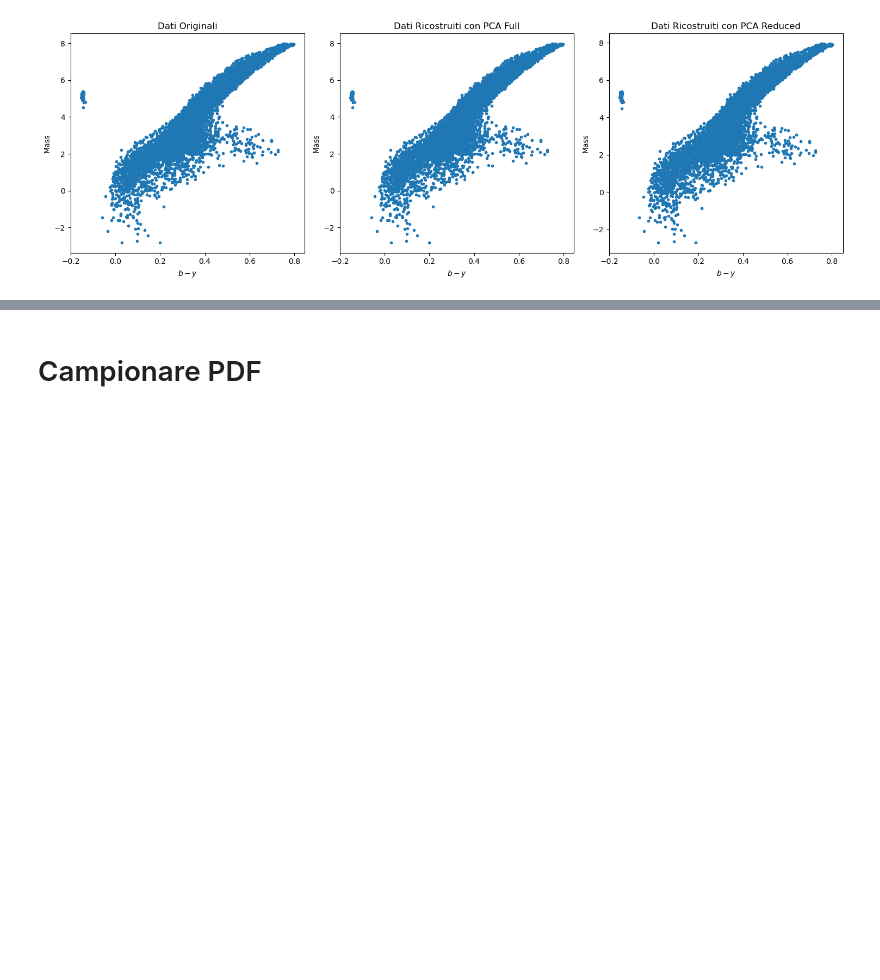
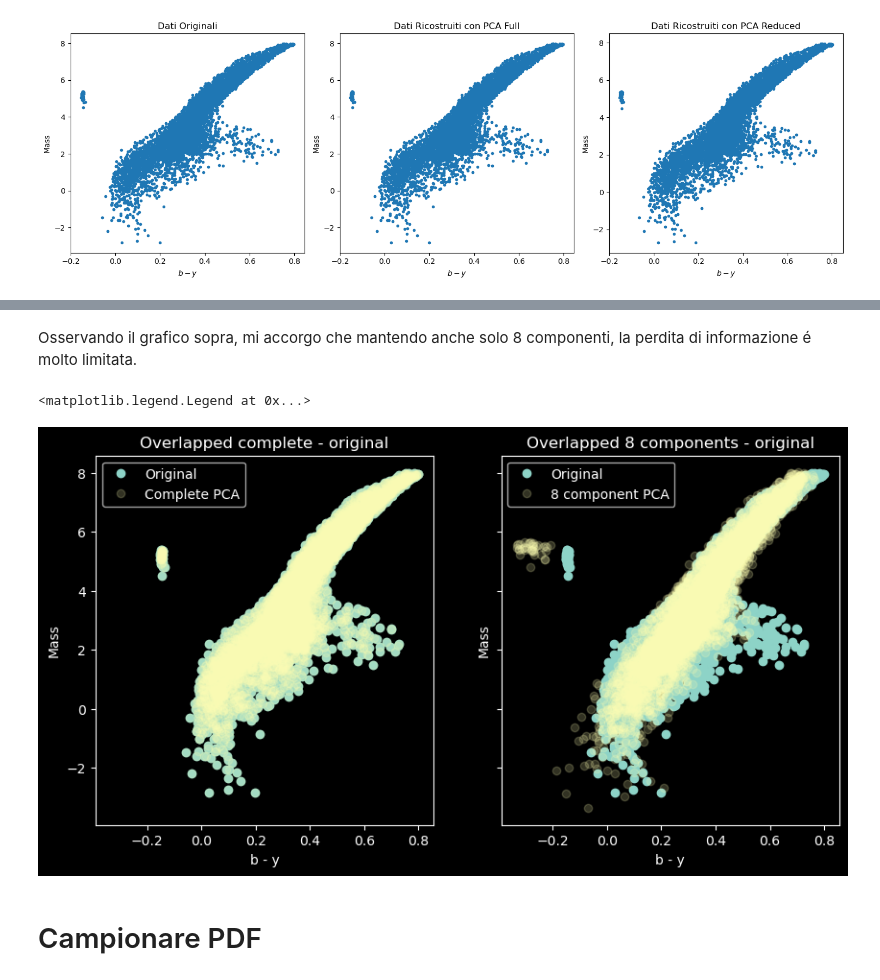
Before and after one commit to LucaFTP/Sidereo_Ex, a Jupyter notebook: Random_Numbers.ipynb, the cells around one changed output, grey strips where cells are left out. Cells and saved outputs as stored; diff of their text form; code cells hidden in the pictures; blank space fills up the shorter version.

```diff
--- a/Random_Numbers.ipynb
+++ b/Random_Numbers.ipynb
@@ -1420,3 +1442,29 @@ Explained variance by component: [5.26733093e-01 1.43343617e-01 1.03666698e-01 6
+# %% [markdown]
+Osservando il grafico sopra, mi accorgo che mantendo anche solo 8 componenti, la perdita di informazione é molto limitata.
+# %%
+partial_pca = PCA(n_components=8)
+data_partial_pca = partial_pca.fit_transform(standard_data)
+
+inv_data_part = scale_factor.inverse_transform(partial_pca.inverse_transform(data_partial_pca))
+
+f, axs = plt.subplots(1, 2, sharex='all', sharey='all', figsize=(10,5))
+# Plot the two recostrunctions overlapped with the original dataset
+axs[0].plot(data[:,8], data[:, 4], 'o', label='Original')
+axs[0].plot(inv_data_full[:,8], inv_data_full[:, 4], 'o', alpha=0.2, label='Complete PCA')
+axs[0].set_title('Overlapped complete - original')
+axs[0].set_xlabel('b - y')
+axs[0].set_ylabel('Mass')
+axs[0].legend()
+
+axs[1].plot(data[:,8], data[:, 4], 'o', label='Original')
+axs[1].plot(inv_data_part[:,8], inv_data_part[:, 4], 'o', alpha=0.2, label='8 component PCA')
+axs[1].set_title('Overlapped 8 components - original')
+axs[1].set_xlabel('b - y')
+axs[1].set_ylabel('Mass')
+axs[1].legend()
+# %% [output]
+<matplotlib.legend.Legend at 0x...>
+[figure, added]
 # %% [markdown]
 # Campionare PDF
 # %% [markdown]
```
Also changed, not shown: parts of 6 cells of this notebook, 2 other files.
